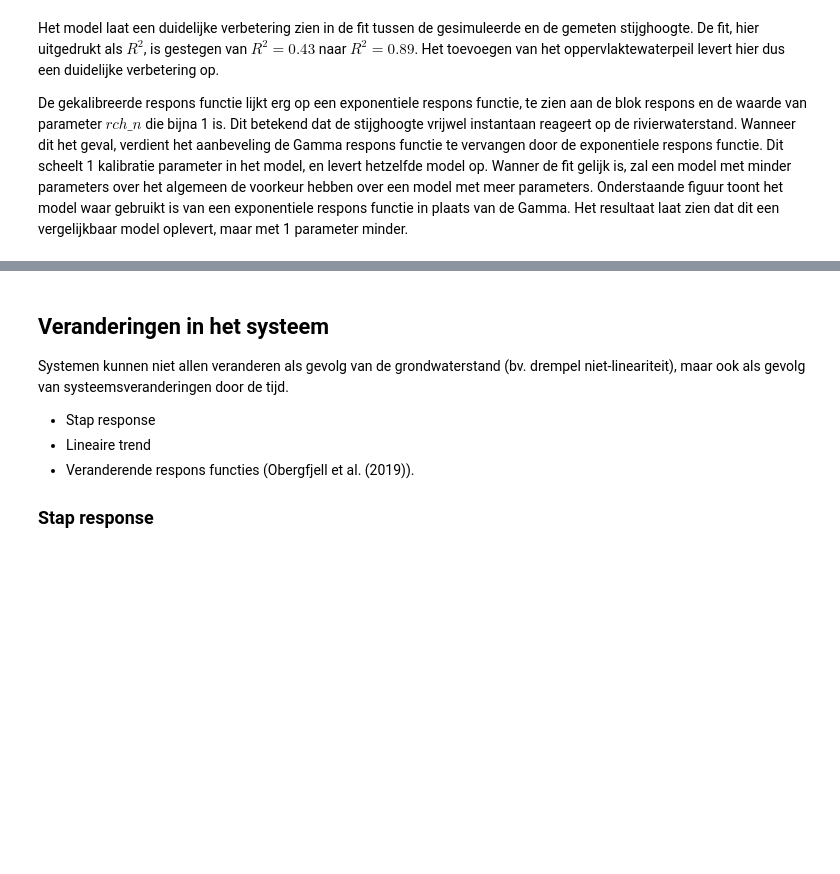
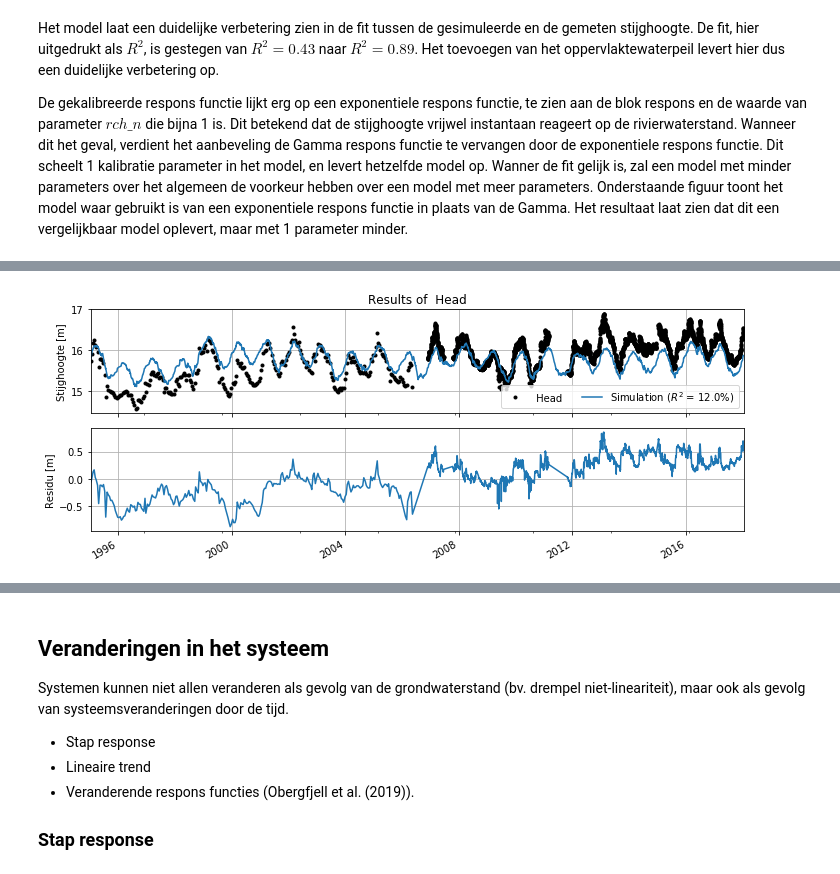
Before and after one commit to ArtesiaWater/stowa_handleiding_tijdreeksanalyse, a Jupyter notebook: model_structuur/model_structuur.ipynb, the cells around one changed output, grey strips where cells are left out. Drawn from its saved outputs; the diff is of its cells as text; code cells hidden in the pictures; blank space fills up the shorter version.

```diff
--- a/model_structuur/model_structuur.ipynb
+++ b/model_structuur/model_structuur.ipynb
@@ -385,0 +402,24 @@ bijdrage_rch.corr(bijdrage_rivier)
+# %%
+head = pd.read_csv("data/head_wellex.csv", index_col="Date", parse_dates=True, squeeze=True)
+rain =  pd.read_csv("data/prec_wellex.csv", index_col="Date", parse_dates=True) * 1e3
+evap =  pd.read_csv("data/evap_wellex.csv", index_col="Date", parse_dates=True) * 1e3
+well =  pd.read_csv("data/well_wellex.csv", index_col="Date", parse_dates=True) / 1e6
+
+ml = ps.Model(head)
+sm = ps.RechargeModel(rain, evap, name="recharge",
+                      rfunc=ps.Exponential, recharge=ps.rch.Linear())
+ml.add_stressmodel(sm)
+ml.solve(noise=True, initial=False, report=False)
+
+fig, [ax1, ax2] = plt.subplots(2, 1, figsize=(10,4), sharex=True)
+ml.plot(ax=ax1)
+ml.residuals().plot(ax=ax2)
+ax1.grid()
+ax2.grid()
+ax1.set_ylabel("Stijghoogte [m]")
+ax2.set_ylabel("Residu [m]")
+plt.tight_layout()
+
+#print((ml.stats.pearsonr(weighted=True).round(2)**2).round(2))  # Want ongelijke tijdstappen
+# %% [output]
+[figure, added]
```
Also changed, not shown: parts of 17 cells of this notebook, 6 other files.
